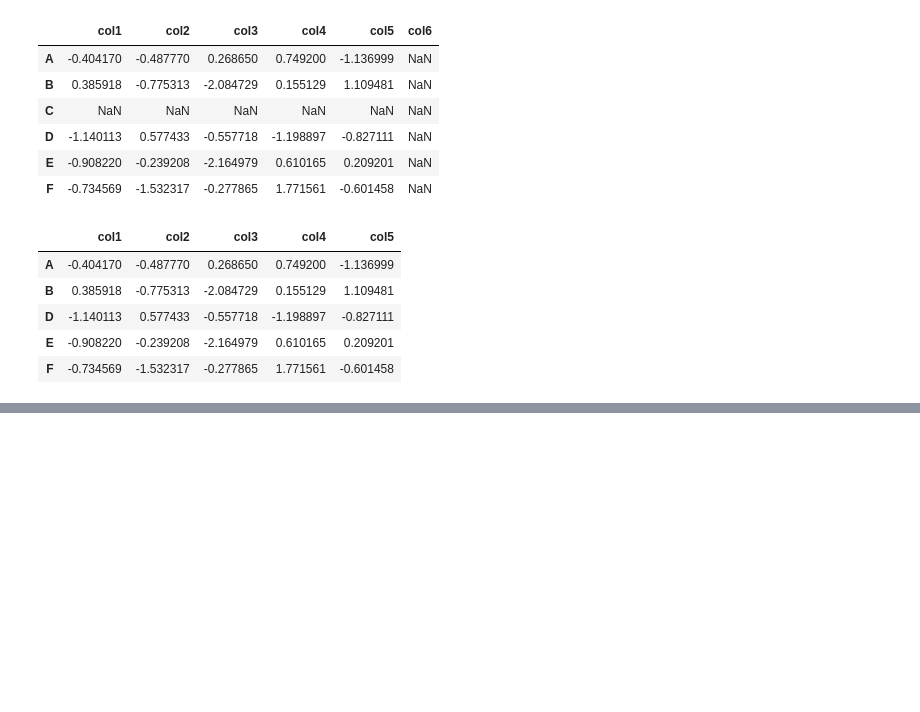
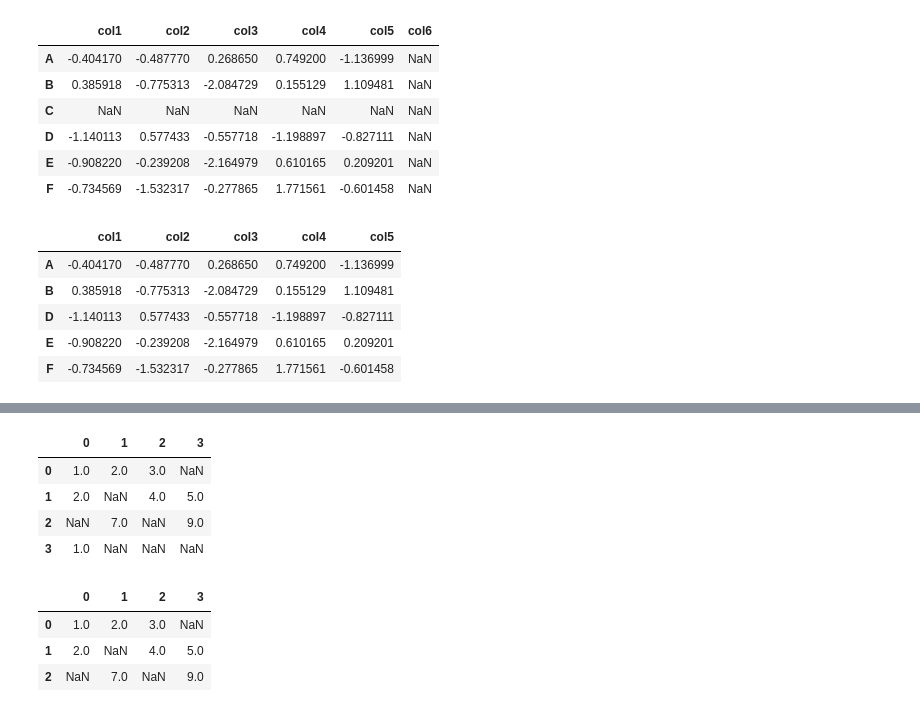
Before and after one commit to hari09kg1a0403/datascience_visualization, a Jupyter notebook: simple_pandas.ipynb, the cells around one changed output, grey strips where cells are left out. Drawn from its saved outputs; the diff is of its cells as text; code cells hidden in the pictures; blank space fills up the shorter version.

```diff
--- a/simple_pandas.ipynb
+++ b/simple_pandas.ipynb
@@ -380,0 +443,17 @@ dframe
+# %%
+npn = np.nan
+dframe2 = DataFrame([[1,2,3,npn],[2,npn,4,5],[npn,7,npn,9],[1,npn,npn,npn]])
+dframe2
+# %% [output]
+|  | 0 | 1 | 2 | 3 |
+| 0 | 1.0 | 2.0 | 3.0 | NaN |
+| 1 | 2.0 | NaN | 4.0 | 5.0 |
+| 2 | NaN | 7.0 | NaN | 9.0 |
+| 3 | 1.0 | NaN | NaN | NaN |
+# %%
+dframe2.dropna(thresh = 2)
+# %% [output]
+|  | 0 | 1 | 2 | 3 |
+| 0 | 1.0 | 2.0 | 3.0 | NaN |
+| 1 | 2.0 | NaN | 4.0 | 5.0 |
+| 2 | NaN | 7.0 | NaN | 9.0 |
```
Also changed, not shown: parts of 8 cells of this notebook.
